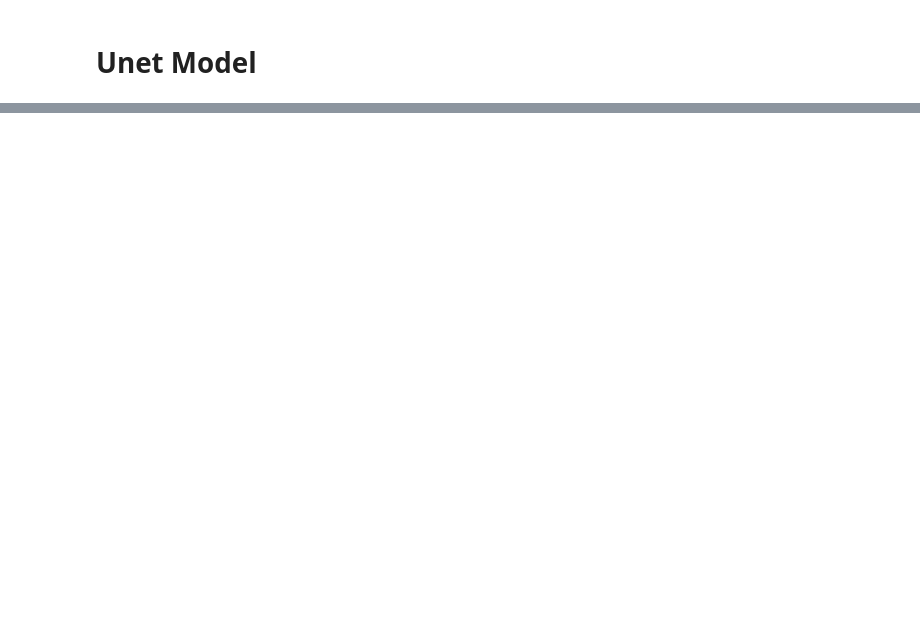
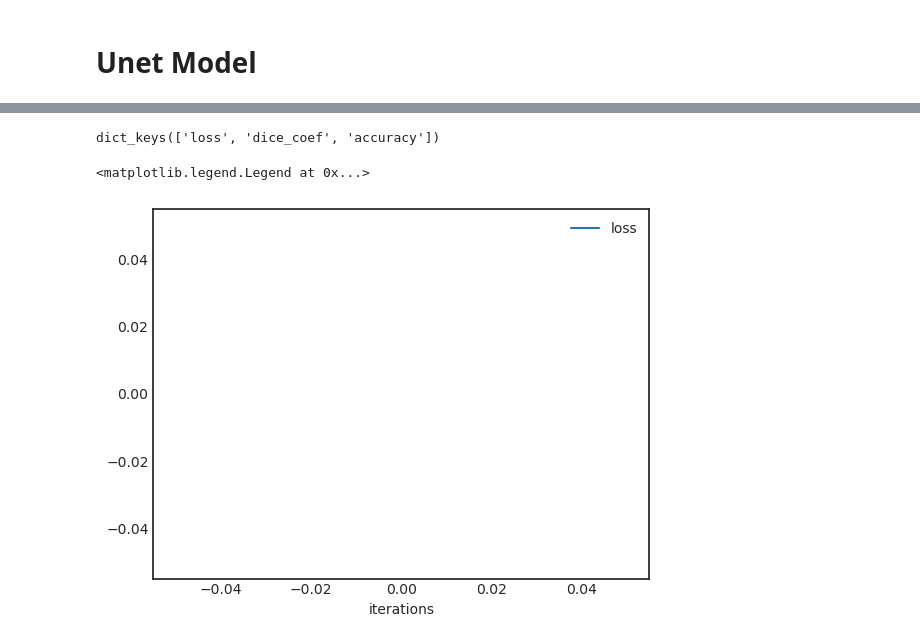
Before and after one commit to Marcellofabrizio/MV2-Project, a Jupyter notebook: unetv1.ipynb, the cells around one changed output, grey strips where cells are left out. Drawn from its saved outputs; the diff is of its cells as text; code cells hidden in the pictures; blank space fills up the shorter version.

```diff
--- a/unetv1.ipynb
+++ b/unetv1.ipynb
@@ -419,0 +417,17 @@ Error:
+# %%
+model_history.history.keys()
+# %% [output]
+dict_keys(['loss', 'dice_coef', 'accuracy'])
+# %%
+loss = model_history.history["loss"]
+
+dice_coef = model_history.history["dice_coef"]
+
+acc = model_history.history["accuracy"]
+# %%
+plt.plot(loss,label = "loss")
+plt.xlabel("iterations")
+plt.legend()
+# %% [output]
+<matplotlib.legend.Legend at 0x...>
+[figure, added]
```
Also changed, not shown: parts of 15 cells of this notebook.
